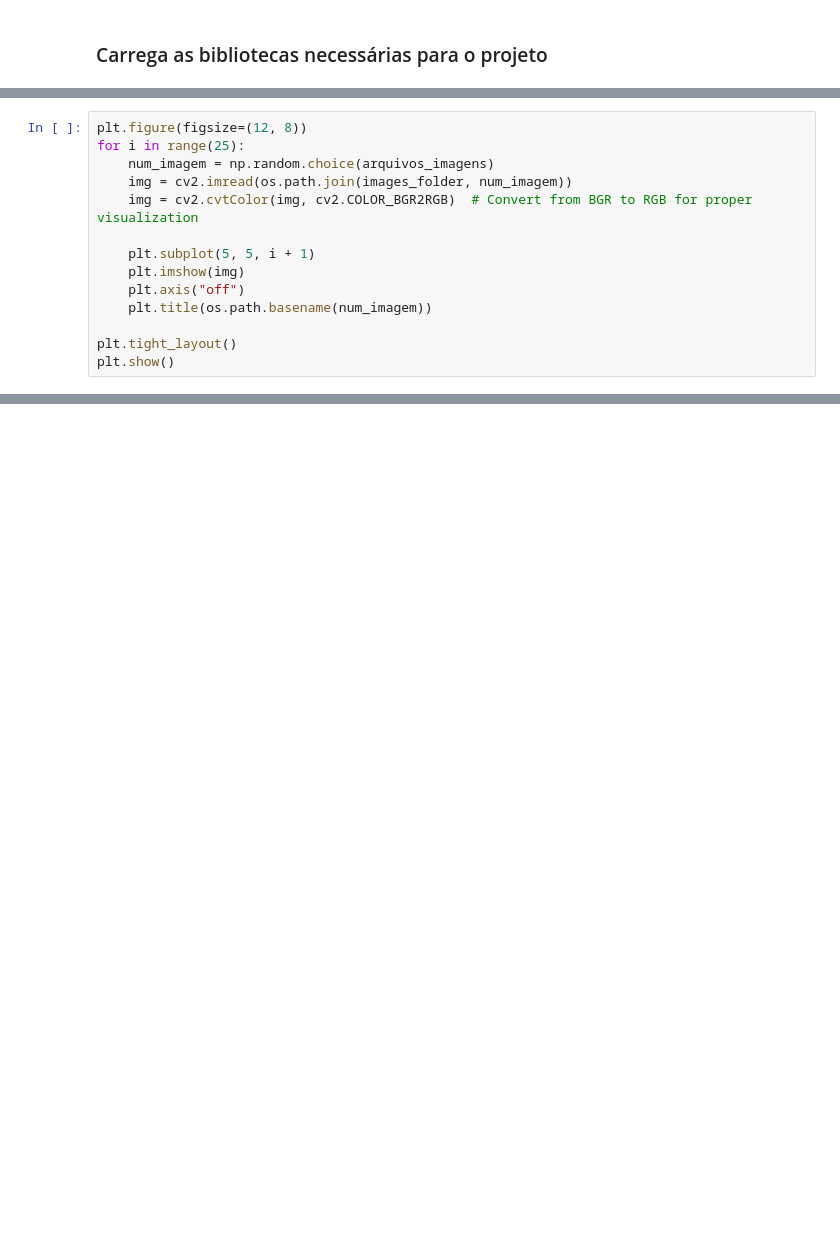
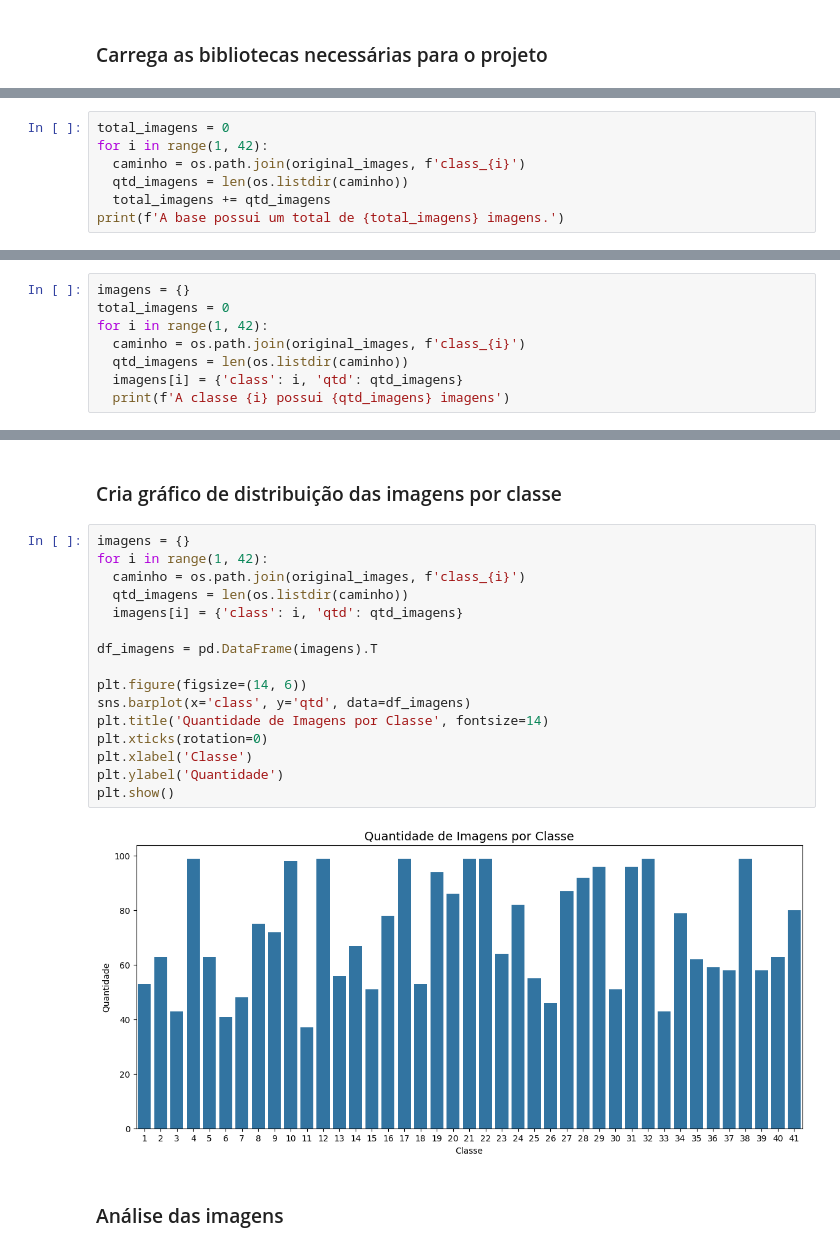
Before and after one commit to andrerizzo/CNN_Model_for_Edge_Devices, a Jupyter notebook: TCC_USP_v1.ipynb, the cells around one changed output, grey strips where cells are left out. Saved outputs shown, nothing was run; the diff lists cells and outputs as text; blank space fills up the shorter version.

```diff
--- a/TCC_USP_v1.ipynb
+++ b/TCC_USP_v1.ipynb
@@ -401,14 +15,0 @@ A quantidade máxima de imagens é 99
-# %%
-plt.figure(figsize=(12, 8))
-for i in range(25):
-    num_imagem = np.random.choice(arquivos_imagens)
-    img = cv2.imread(os.path.join(images_folder, num_imagem))
-    img = cv2.cvtColor(img, cv2.COLOR_BGR2RGB)  # Convert from BGR to RGB for proper visualization
-
-    plt.subplot(5, 5, i + 1)
-    plt.imshow(img)
-    plt.axis("off")
-    plt.title(os.path.basename(num_imagem))
-
-plt.tight_layout()
-plt.show()
@@ -444,0 +399,7 @@ Resoluções mais comuns: [((3264, 2448), 2942)]
+# %%
+total_imagens = 0
+for i in range(1, 42):
+  caminho = os.path.join(original_images, f'class_{i}')
+  qtd_imagens = len(os.listdir(caminho))
+  total_imagens += qtd_imagens
+print(f'A base possui um total de {total_imagens} imagens.')
@@ -444,0 +410,8 @@ Resoluções mais comuns: [((3264, 2448), 2942)]
+# %%
+imagens = {}
+total_imagens = 0
+for i in range(1, 42):
+  caminho = os.path.join(original_images, f'class_{i}')
+  qtd_imagens = len(os.listdir(caminho))
+  imagens[i] = {'class': i, 'qtd': qtd_imagens}
+  print(f'A classe {i} possui {qtd_imagens} imagens')
@@ -444,0 +436,22 @@ Resoluções mais comuns: [((3264, 2448), 2942)]
+# %% [markdown]
+### Cria gráfico de distribuição das imagens por classe
+# %%
+imagens = {}
+for i in range(1, 42):
+  caminho = os.path.join(original_images, f'class_{i}')
+  qtd_imagens = len(os.listdir(caminho))
+  imagens[i] = {'class': i, 'qtd': qtd_imagens}
+
+df_imagens = pd.DataFrame(imagens).T
+
+plt.figure(figsize=(14, 6))
+sns.barplot(x='class', y='qtd', data=df_imagens)
+plt.title('Quantidade de Imagens por Classe', fontsize=14)
+plt.xticks(rotation=0)
+plt.xlabel('Classe')
+plt.ylabel('Quantidade')
+plt.show()
+# %% [output]
+[figure, added]
+# %% [markdown]
+### Análise das imagens
```
Also changed, not shown: parts of 56 cells of this notebook.
